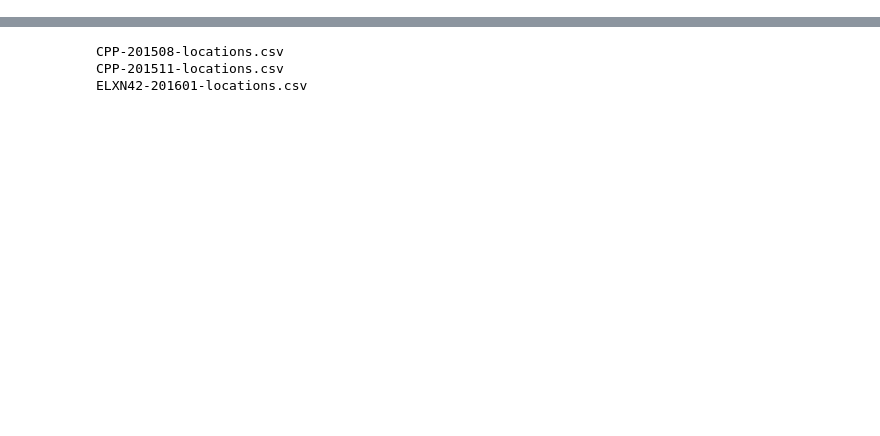
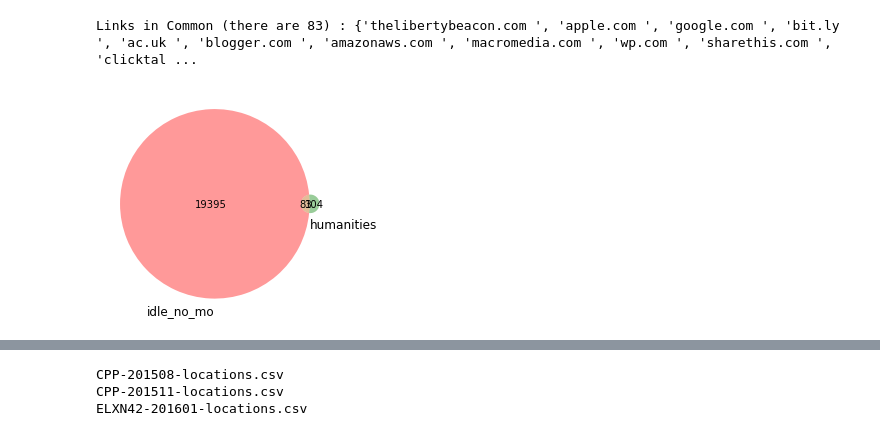
Before and after one commit to web-archive-group/WALK, a Jupyter notebook: Scripts/compare_collection/compare_collections.ipynb, the cells around one changed output, grey strips where cells are left out. Cells and saved outputs as stored; diff of their text form; code cells hidden in the pictures; blank space fills up the shorter version.

```diff
--- a/Scripts/compare_collection/compare_collections.ipynb
+++ b/Scripts/compare_collection/compare_collections.ipynb
@@ -192,3 +246,22 @@ print(compare1.V2_AB)
+# %%
+"""
+Since the variable "collection" has 16 different archives, we can use the index variable to choose two. When you
+have two collections, then Compare will provide you with a venn diagram with two variables.
+
+You can find out the content inside the circles by using V2_[A, B or AB].
+
+
+(V2_A (V2_AB) V2_B)
+
+"""
+
+#Two collections will produce a two-way Venn diagram showing the cross over in terms of links.
+#Since collection is a dict() no need to include names.
+compare1 = Compare(collection, index=[4,7])
+print("Links in Common (there are "+ str(len(compare1.V2_AB)) + ") : " + str(compare1.V2_AB))
+# %% [output]
+Links in Common (there are 83) : {'thelibertybeacon.com ', 'apple.com ', 'google.com ', 'bit.ly ', 'ac.uk ', 'blogger.com ', 'amazonaws.com ', 'macromedia.com ', 'wp.com ', 'sharethis.com ', 'clicktal ...
+[figure, added]
 # %%
 #Although you can add your own names if you want to ...  (recall "names" is x.upper()))
 
```
Also changed, not shown: parts of 13 cells of this notebook.
